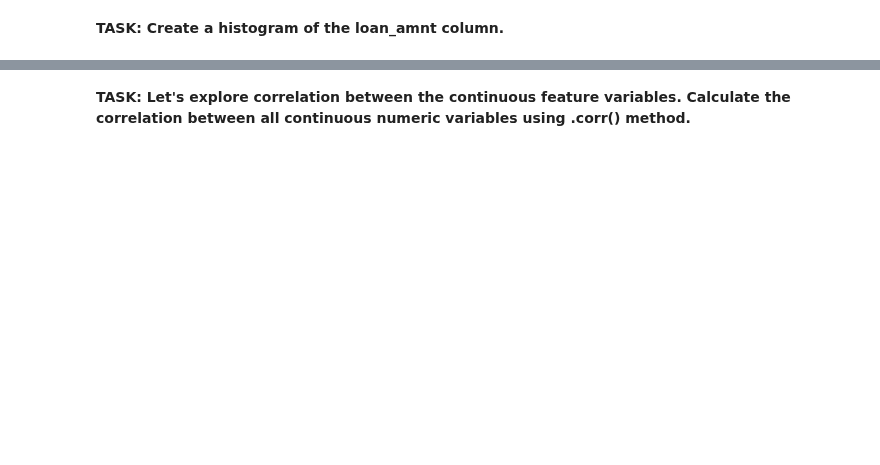
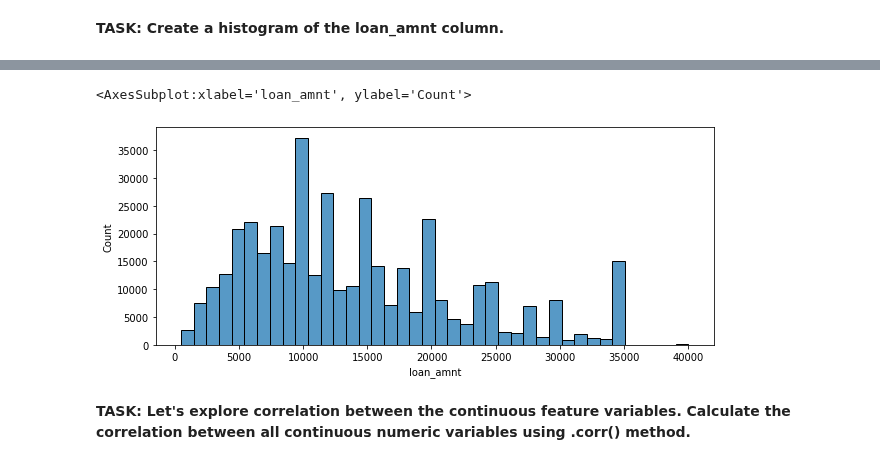
Before and after one commit to mxagar/tool_guides, a Jupyter notebook: python/data_science/19_NeuralNetworks/19_04_NeuralNetworks_TensorflowKeras_ProjectExercise.ipynb, the cells around one changed output, grey strips where cells are left out. Drawn from its saved outputs; the diff is of its cells as text; code cells hidden in the pictures; blank space fills up the shorter version.

```diff
--- a/python/data_science/19_NeuralNetworks/19_04_NeuralNetworks_TensorflowKeras_ProjectExercise.ipynb
+++ b/python/data_science/19_NeuralNetworks/19_04_NeuralNetworks_TensorflowKeras_ProjectExercise.ipynb
@@ -255,2 +253,11 @@ memory usage: 81.6+ MB
+# %%
+# Improve figure size
+# Notice salient things - for instance, here: the spikes
+# Spikes are probably standard loan amounts?
+plt.figure(figsize=(10,4))
+sns.histplot(x='loan_amnt',data=df,bins=40,kde=False)
+# %% [output]
+<AxesSubplot:xlabel='loan_amnt', ylabel='Count'>
+[figure, added]
 # %% [markdown]
 **TASK: Let's explore correlation between the continuous feature variables. Calculate the correlation between all continuous numeric variables using .corr() method.**
```
Also changed, not shown: parts of 70 cells of this notebook, 1 other file.
